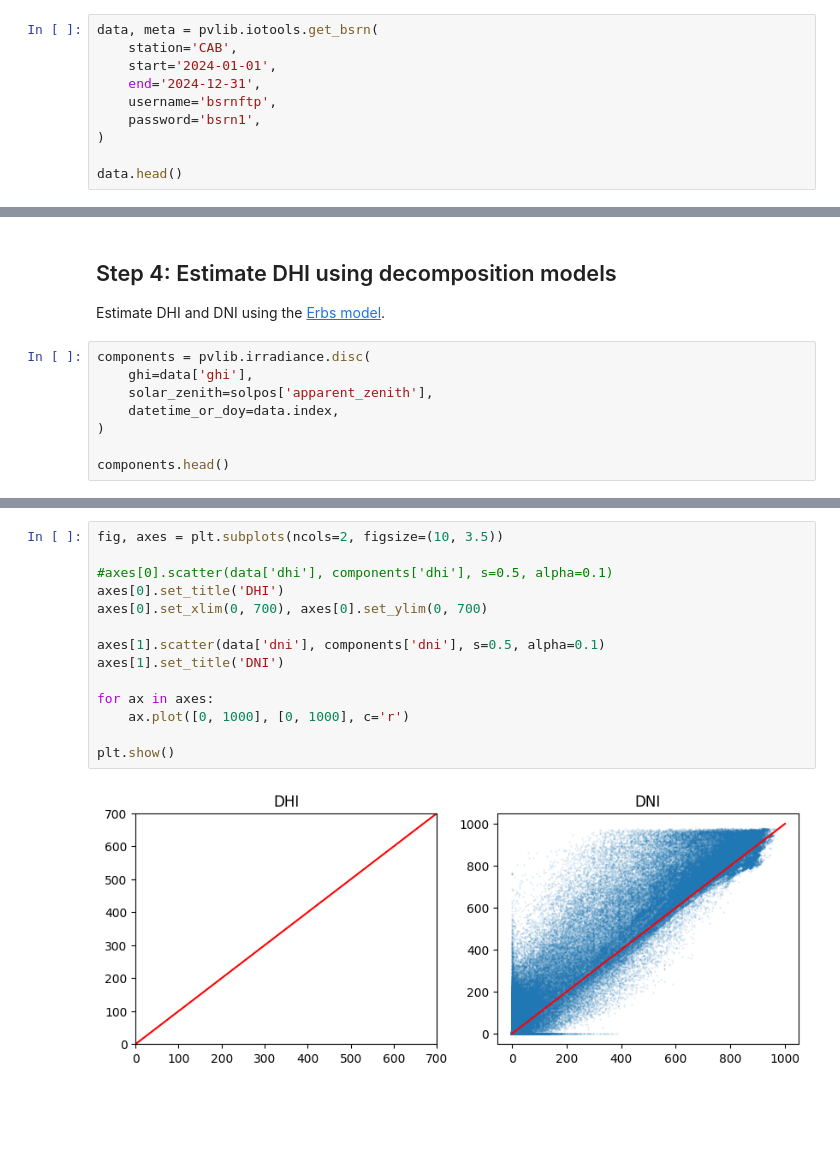
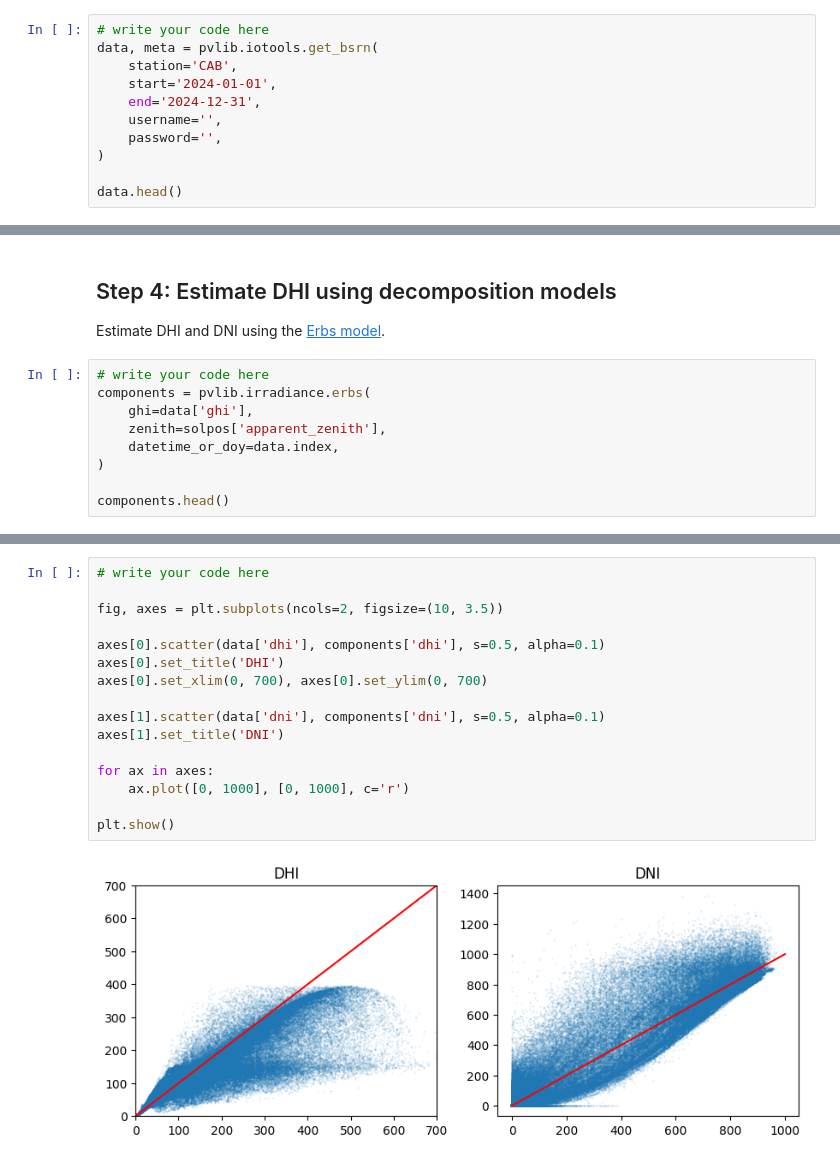
Before and after one commit to AdamRJensen/solar-resource-course, a Jupyter notebook: decomposing-irradiance.ipynb, the cells around one changed output, grey strips where cells are left out. Cells and saved outputs as stored; diff of their text form; blank space fills up the shorter version.

```diff
--- a/decomposing-irradiance.ipynb
+++ b/decomposing-irradiance.ipynb
@@ -18,12 +26,13 @@ The next step is to retrieve the example dataset, which we will use for this exe
 
 For the example, we will retrieve data for 2024 from the Cabauw (CAB) BSRN station in the Netherlands.
 # %%
+# write your code here
 data, meta = pvlib.iotools.get_bsrn(
     station='CAB',
     start='2024-01-01',
     end='2024-12-31',
-    username='bsrnftp',
-    password='bsrn1',
+    username='',
+    password='',
 )
 
 data.head()
@@ -48,9 +60,10 @@ solpos = location.get_solarposition(data.index)
 
 Estimate DHI and DNI using the [Erbs model](https://pvlib-python.readthedocs.io/en/stable/reference/generated/pvlib.irradiance.erbs.html).
 # %%
-components = pvlib.irradiance.disc(
+# write your code here
+components = pvlib.irradiance.erbs(
     ghi=data['ghi'],
-    solar_zenith=solpos['apparent_zenith'],
+    zenith=solpos['apparent_zenith'],
     datetime_or_doy=data.index,
 )
 
@@ -67,16 +86,18 @@ components.head()
 # %%
+# write your code here
+
 fig, axes = plt.subplots(ncols=2, figsize=(10, 3.5))
 
-#axes[0].scatter(data['dhi'], components['dhi'], s=0.5, alpha=0.1)
+axes[0].scatter(data['dhi'], components['dhi'], s=0.5, alpha=0.1)
 axes[0].set_title('DHI')
 axes[0].set_xlim(0, 700), axes[0].set_ylim(0, 700)
 
 axes[1].scatter(data['dni'], components['dni'], s=0.5, alpha=0.1)
 axes[1].set_title('DNI')
 
 for ax in axes:
     ax.plot([0, 1000], [0, 1000], c='r')
 
 plt.show()
 # %% [output]
-[figure, old version]
+[figure, new version]
```
Also changed, not shown: parts of 9 cells of this notebook.
